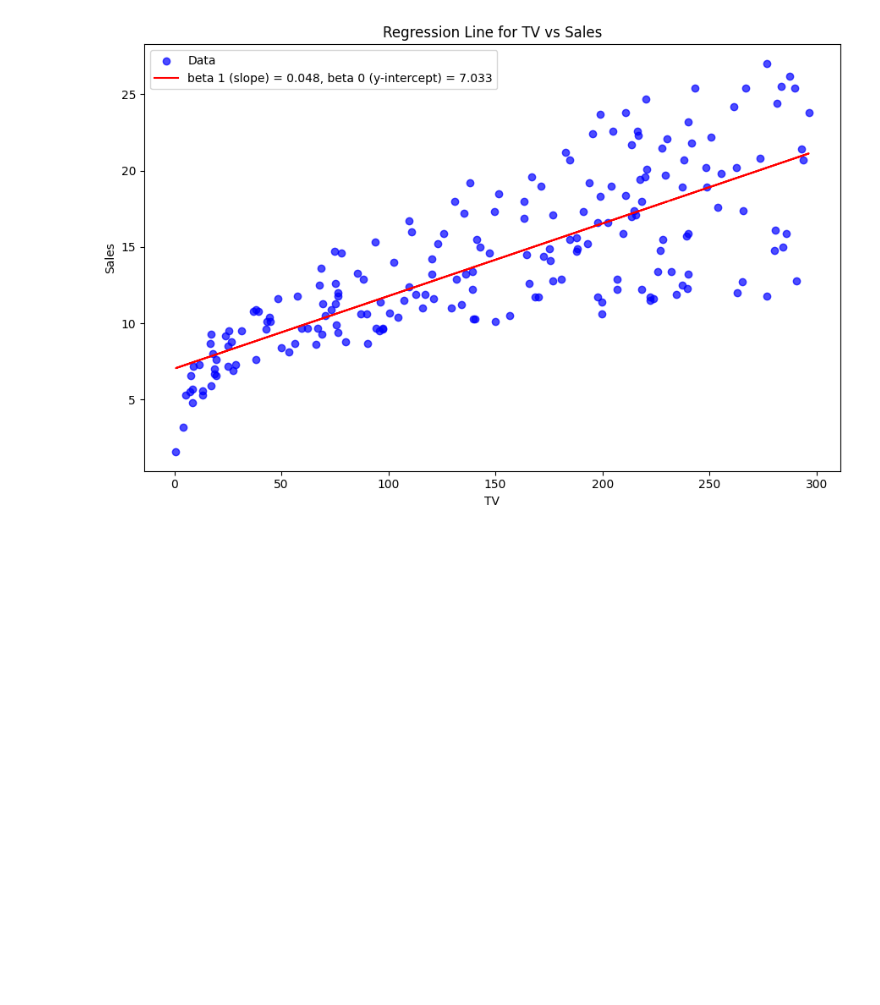
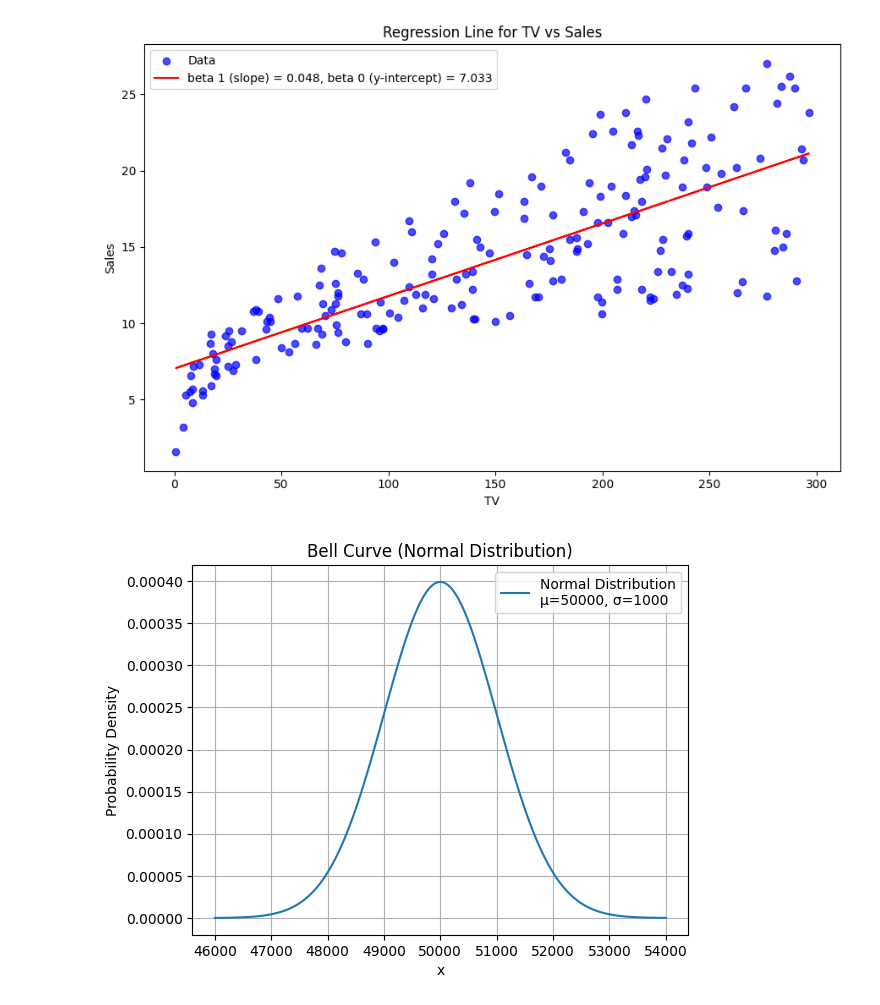
Before and after one commit to Jo-Banana-123/linear_regression_case_study, a Jupyter notebook: spend-sale-prediction.ipynb, the cells around one changed output. Saved outputs shown, nothing was run; the diff lists cells and outputs as text; code cells hidden in the pictures; blank space fills up the shorter version.

```diff
--- a/spend-sale-prediction.ipynb
+++ b/spend-sale-prediction.ipynb
@@ -421,3 +421,26 @@ plt.tight_layout()
 plt.show()
 # %% [output]
 [figure]
+# %%
+from scipy.stats import norm
+
+# Define parameters for the normal distribution
+mu = 50000      # mean
+sigma = 1000   # standard deviation
+
+# Create an array of x values (from -4σ to +4σ)
+x = np.linspace(mu - 4*sigma, mu + 4*sigma, 1000)
+
+# Compute the normal distribution's probability density function (PDF)
+y = norm.pdf(x, mu, sigma)
+
+# Plot the bell curve
+plt.plot(x, y, label=f'Normal Distribution\nμ={mu}, σ={sigma}')
+plt.title('Bell Curve (Normal Distribution)')
+plt.xlabel('x')
+plt.ylabel('Probability Density')
+plt.grid(True)
+plt.legend()
+plt.show()
+# %% [output]
+[figure, added]
```
